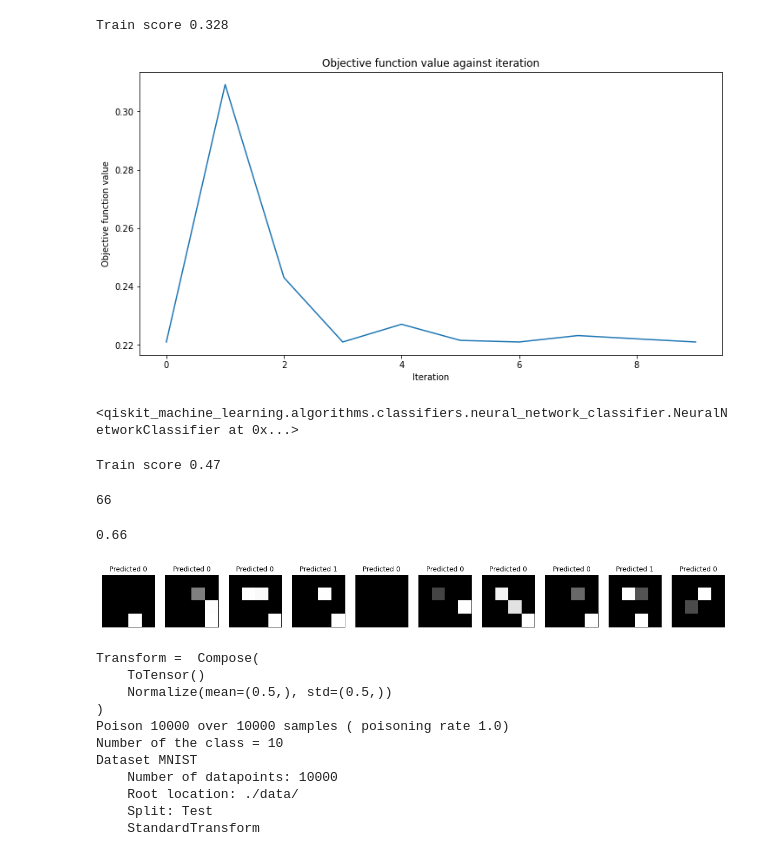
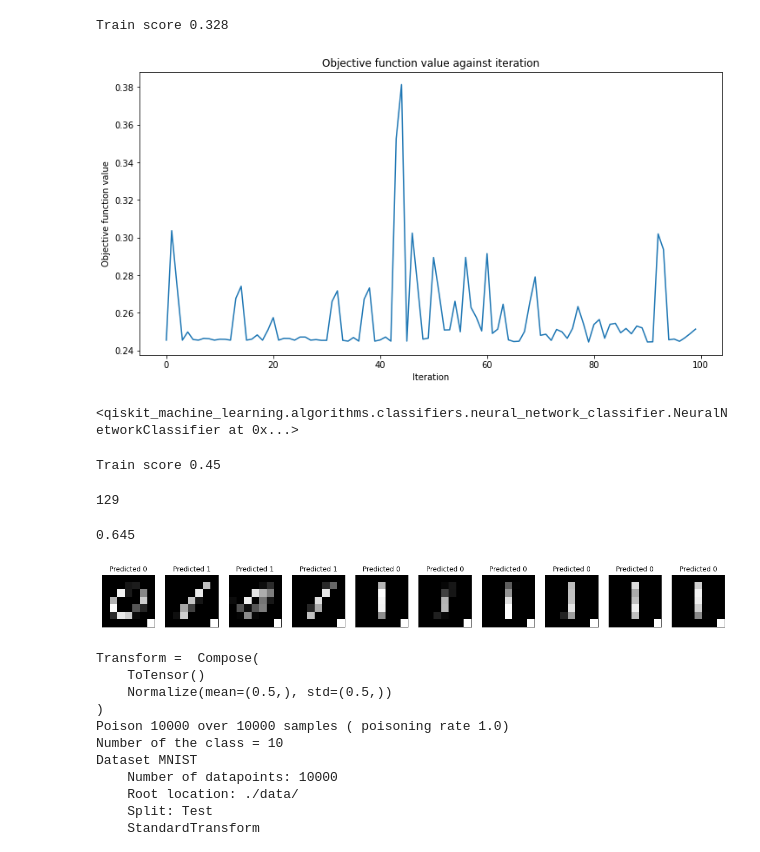
Before and after one commit to agrzheng/qiskit, a Jupyter notebook: qiskit-full.ipynb, the cells around one changed output. Drawn from its saved outputs; the diff is of its cells as text; code cells hidden in the pictures.

```diff
--- a/qiskit-full.ipynb
+++ b/qiskit-full.ipynb
@@ -331,20 +331,20 @@ classifier.save("mnist_quantum_classifier.model")
 loaded_classifier = NeuralNetworkClassifier.load("mnist_quantum_classifier.model")
 # %%
 loaded_classifier.warm_start = True
-loaded_classifier.optimizer = COBYLA(maxiter=10)
+loaded_classifier.optimizer = COBYLA(maxiter=100)
 # %%
 objective_func_vals = []
 plt.rcParams["figure.figsize"] = (12, 6)
 loaded_classifier.fit(X_train.data, X_train.targets)
 # %% [output]
-[figure, old version]
+[figure, new version]
 <qiskit_machine_learning.algorithms.classifiers.neural_network_classifier.NeuralNetworkClassifier at 0x...>
 # %%
 loaded_classifier.save("mnist_quantum_classifier.model")
 # %%
 print("Train score", loaded_classifier.score(X_train.data, X_train.targets))
 # %% [output]
-Train score 0.47
+Train score 0.45
 # %%
 total =0
 for x in range (0,len(X_train.targets.tolist())):
@@ -355,39 +355,39 @@ print(total)
 # print(loaded_classifier.predict(X_train.data[:20]))
 # print(X_train.targets[:20])
 # %% [output]
-66
+129
 # %%
 print(total/len(X_train.targets.tolist()))
 # %% [output]
-0.66
+0.645
 # %%
 n_samples_show = 10
 count = 0
 fig, axes = plt.subplots(nrows=1, ncols=n_samples_show, figsize=(20, 10))
 
 with no_grad():
     for batch_idx, (data, target) in enumerate(train_loader):
         if count == n_samples_show:
             break
         output = loaded_classifier.predict(torch.flatten(transforms.functional.resize(data,size = (4)) ,start_dim=1))
         if output == [1]:
             output = 1
         else:
             output = 0
         # if len(output.shape) == 1:
         #     output = output.reshape(1, *output.shape)
 
         # pred = output.argmax(dim=1, keepdim=True)
-        axes[count].imshow(transforms.functional.resize(data,size = (4))[0].numpy().squeeze(), cmap="gray")
+        axes[count].imshow(transforms.functional.resize(data,size = (7))[0].numpy().squeeze(), cmap="gray")
         # axes[count].imshow(data[0].numpy().squeeze(), cmap="gray")
 
         axes[count].set_xticks([])
         axes[count].set_yticks([])
         axes[count].set_title("Predicted {}".format(output))
 
         count += 1
 # %% [output]
-[figure, old version]
+[figure, new version]
 # %%
 n_samples = 50
 
```
Also changed, not shown: parts of 6 cells of this notebook.
